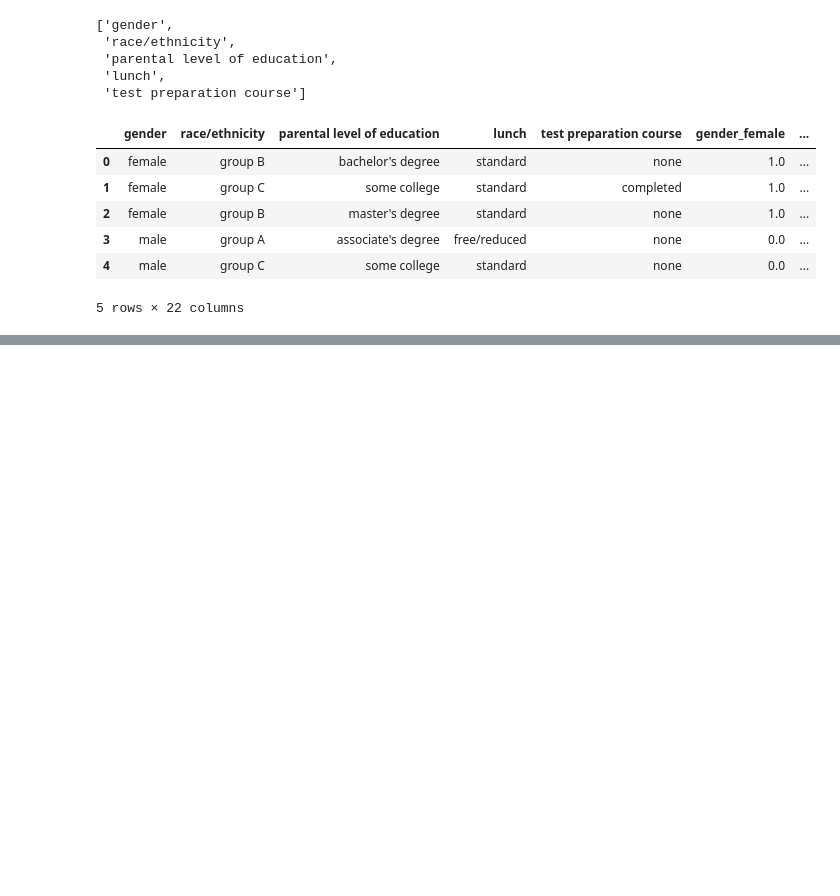
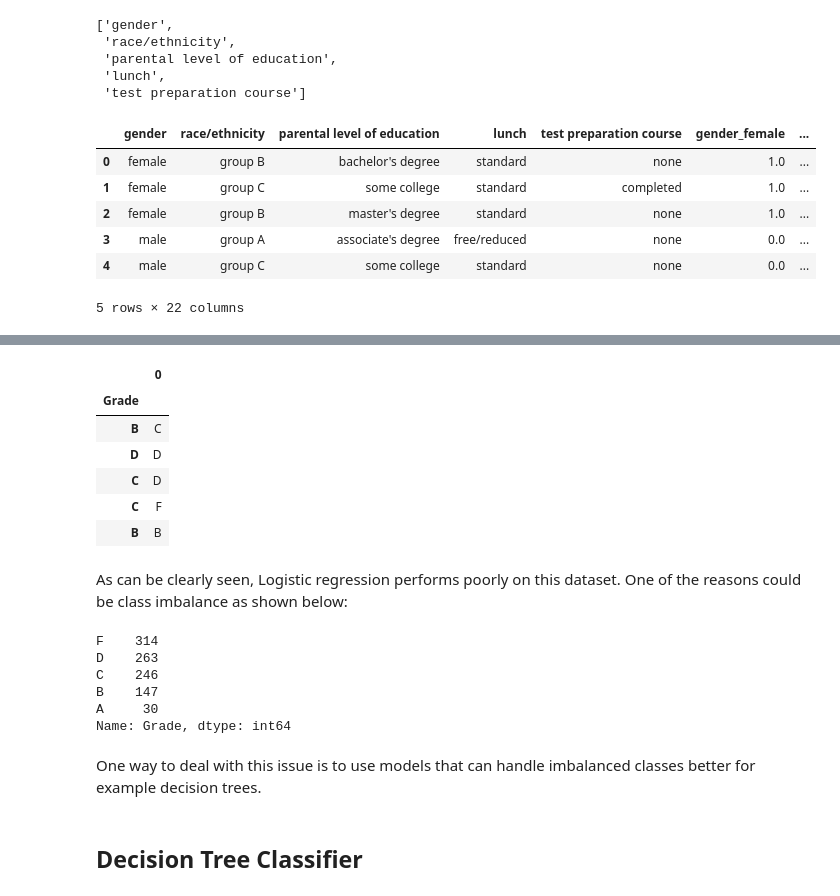
Before and after one commit to IzhanAli08/MyResearch, a Jupyter notebook: Feature Engineering and Model Building.ipynb, the cells around one changed output, grey strips where cells are left out. Cells and saved outputs as stored; diff of their text form; code cells hidden in the pictures; blank space fills up the shorter version.

```diff
--- a/Feature Engineering and Model Building.ipynb
+++ b/Feature Engineering and Model Building.ipynb
@@ -147,0 +187,3 @@ Name: Grade, dtype: object
+# %%
+lm = linear_model.LogisticRegression(multi_class='ovr', solver='liblinear')
+lm.fit(X_train, y_train)
@@ -147,0 +210,30 @@ Name: Grade, dtype: object
+# %%
+#Predict for any one value using the model
+predicted= lm.predict(X_test)
+# %%
+df_new=pd.DataFrame(predicted,y_test)
+# %%
+df_new.head()
+# %% [output]
+|  | 0 |
+| Grade |  |
+| B | C |
+| D | D |
+| C | D |
+| C | F |
+| B | B |
+# %% [markdown]
+As can be clearly seen, Logistic regression performs poorly on this dataset. One of the reasons could be class imbalance as shown below:
+# %%
+data['Grade'].value_counts()
+# %% [output]
+F    314
+D    263
+C    246
+B    147
+A     30
+Name: Grade, dtype: int64
+# %% [markdown]
+One way to deal with this issue is to use models that can handle imbalanced classes better for example decision trees.
+# %% [markdown]
+## Decision Tree Classifier
```
Also changed, not shown: parts of 18 cells of this notebook.
